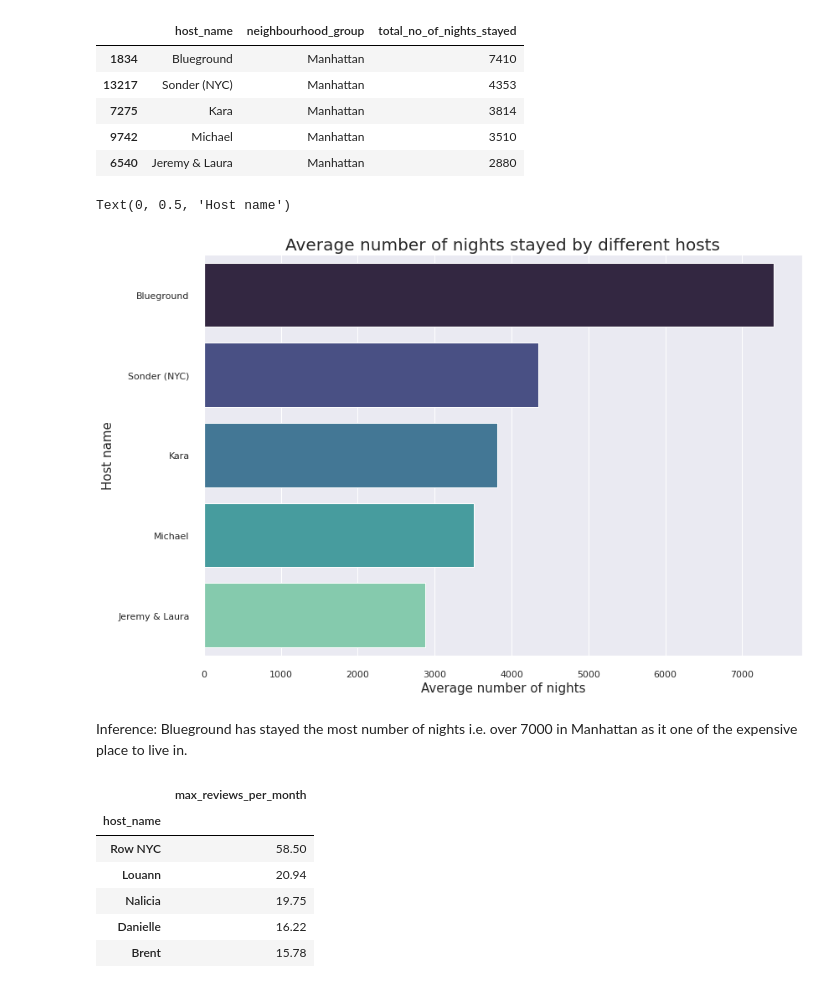
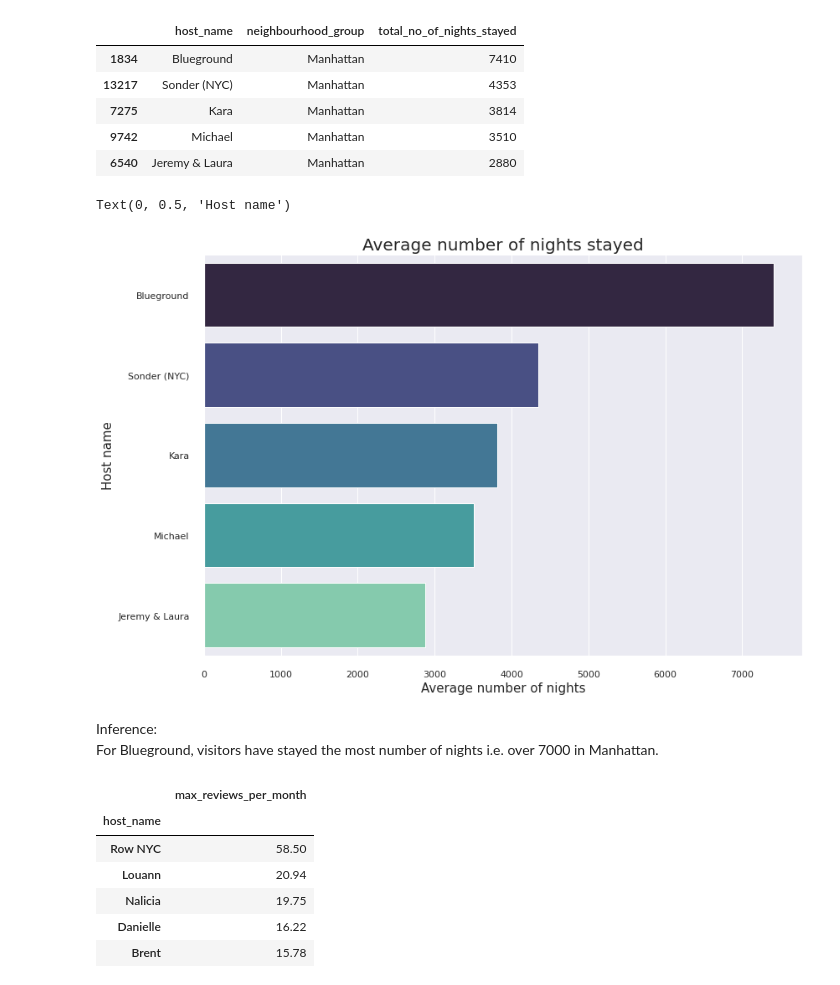
Before and after one commit to codeboy47/airbnb-booking-analysis, a Jupyter notebook: Akshit_Singh_Notebook.ipynb, the cells around one changed output. Cells and saved outputs as stored; diff of their text form; code cells hidden in the pictures.

```diff
--- a/Akshit_Singh_Notebook.ipynb
+++ b/Akshit_Singh_Notebook.ipynb
@@ -383,21 +384,21 @@ total_nights
 # %%
 # setting seaborn plotting aesthetics for creating a row chart
 sns.barplot(
     y = 'host_name',
     x = 'total_no_of_nights_stayed',
     data = total_nights,
     palette = ('mako'),
     orient = 'horizontal'
 )
-plt.title('Average number of nights stayed by different hosts', fontsize = 20)
+plt.title('Average number of nights stayed', fontsize = 20)
 plt.xlabel('Average number of nights', fontsize = 15)
 plt.ylabel('Host name', fontsize = 15)
 # %% [output]
 Text(0, 0.5, 'Host name')
-[figure, old version]
+[figure, new version]
 # %% [markdown]
-Inference:
-Blueground has stayed the most number of nights i.e. over 7000 in Manhattan as it one of the expensive place to live in.
+Inference: <br>
+For Blueground, visitors have stayed the most number of nights i.e. over 7000 in Manhattan.
 # %%
 # Finding the top 15 hosts with max no of reviews per month
 host_reviews_per_month = airbnb_df.groupby('host_name').agg({'reviews_per_month': 'max'}).sort_values('reviews_per_month', ascending = False).rename(columns = {'reviews_per_month' : 'max_reviews_per_month'})[:15]
```
Also changed, not shown: parts of 11 cells of this notebook.
